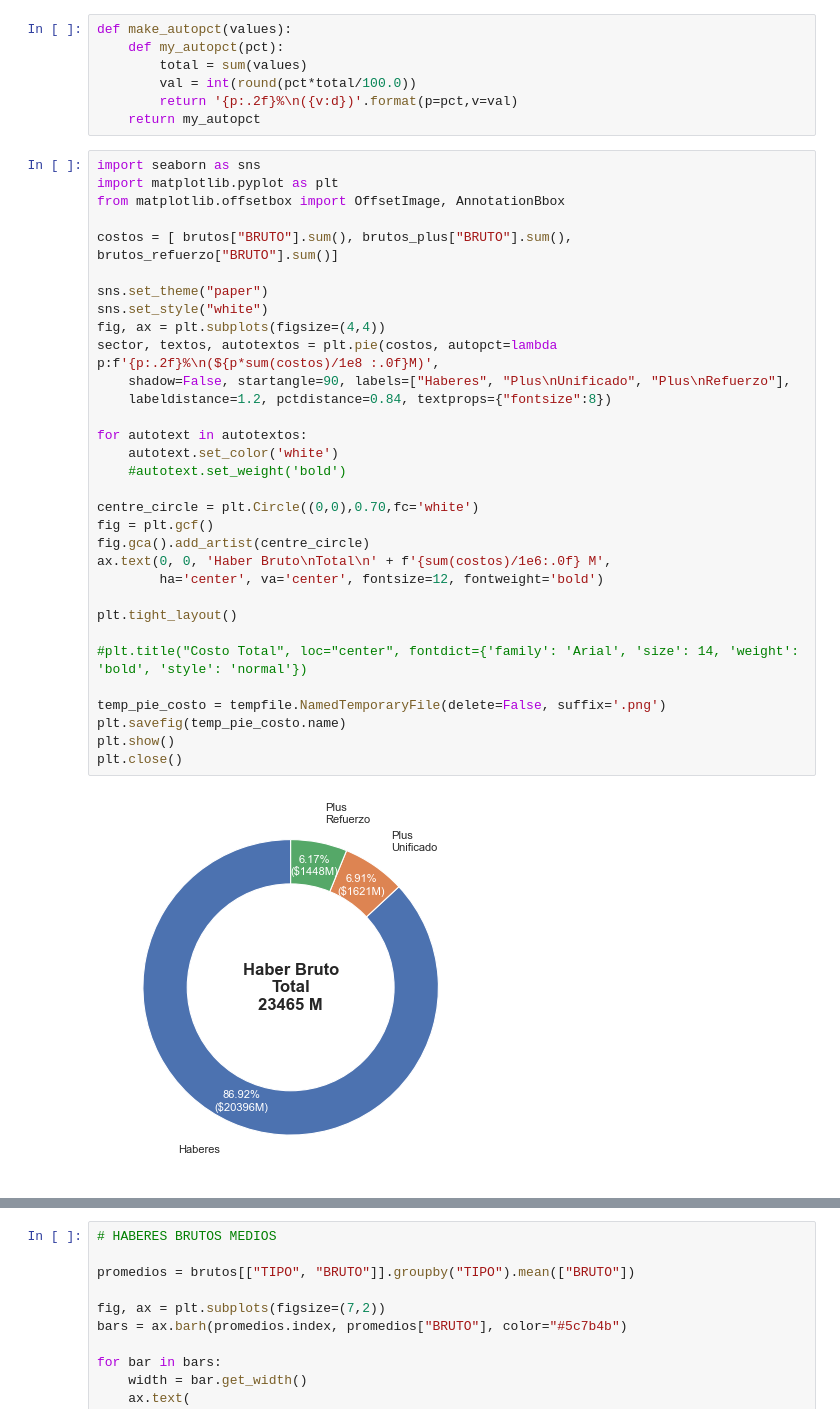
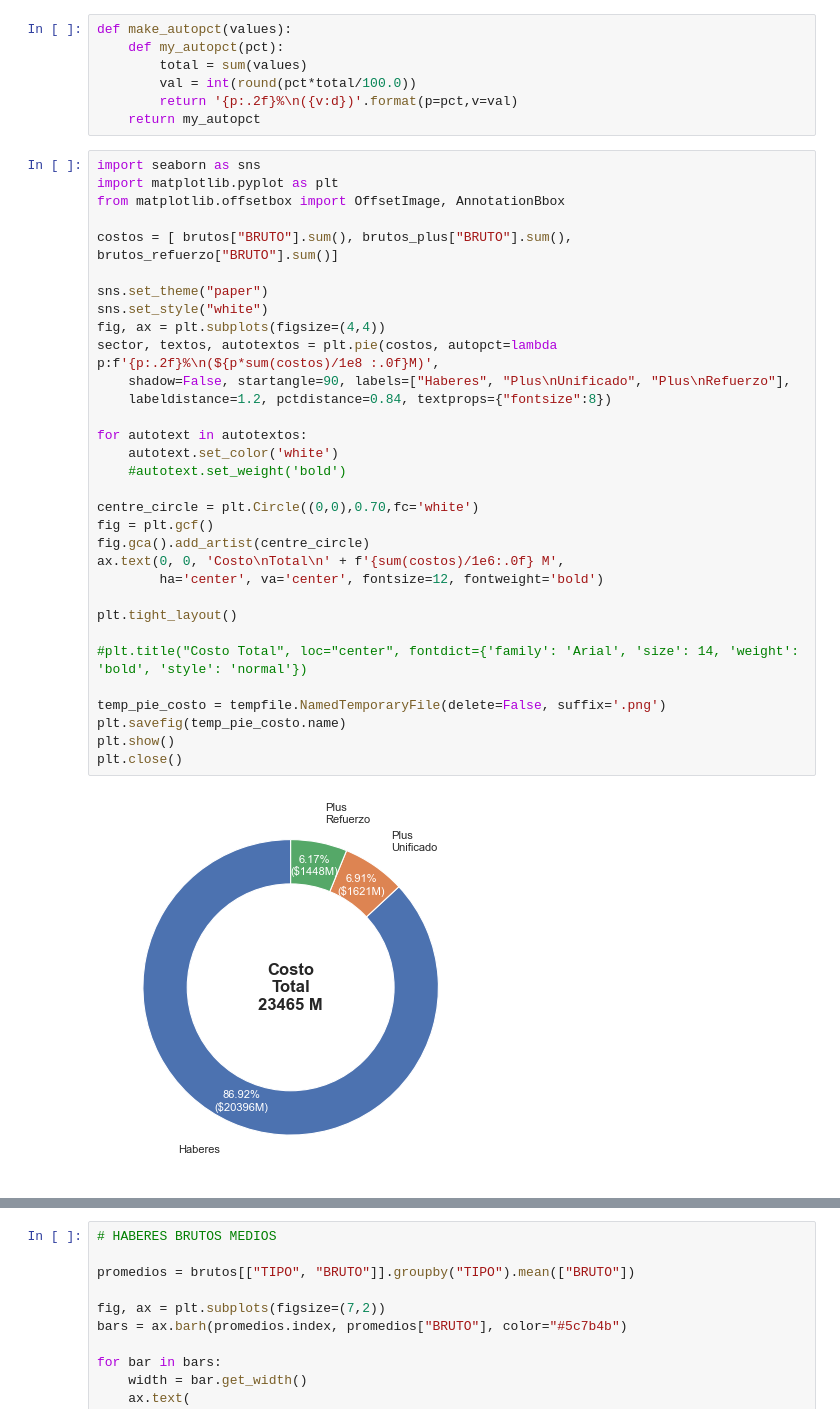
Before and after one commit to chrisgalvez/ReportesLiquidaciones, a Jupyter notebook: estadisticas-liquidaciones.ipynb, the cells around one changed output, grey strips where cells are left out. Drawn from its saved outputs; the diff is of its cells as text.

```diff
--- a/estadisticas-liquidaciones.ipynb
+++ b/estadisticas-liquidaciones.ipynb
@@ -105,35 +105,35 @@ import seaborn as sns
 import matplotlib.pyplot as plt
 from matplotlib.offsetbox import OffsetImage, AnnotationBbox
 
 costos = [ brutos["BRUTO"].sum(), brutos_plus["BRUTO"].sum(), brutos_refuerzo["BRUTO"].sum()]
 
 sns.set_theme("paper")
 sns.set_style("white")
 fig, ax = plt.subplots(figsize=(4,4))
 sector, textos, autotextos = plt.pie(costos, autopct=lambda p:f'{p:.2f}%\n(${p*sum(costos)/1e8 :.0f}M)',
     shadow=False, startangle=90, labels=["Haberes", "Plus\nUnificado", "Plus\nRefuerzo"],
     labeldistance=1.2, pctdistance=0.84, textprops={"fontsize":8})
 
 for autotext in autotextos:
     autotext.set_color('white')
     #autotext.set_weight('bold')
 
 centre_circle = plt.Circle((0,0),0.70,fc='white')
 fig = plt.gcf()
 fig.gca().add_artist(centre_circle)
-ax.text(0, 0, 'Haber Bruto\nTotal\n' + f'{sum(costos)/1e6:.0f} M',
+ax.text(0, 0, 'Costo\nTotal\n' + f'{sum(costos)/1e6:.0f} M',
         ha='center', va='center', fontsize=12, fontweight='bold')
 
 plt.tight_layout()
 
 #plt.title("Costo Total", loc="center", fontdict={'family': 'Arial', 'size': 14, 'weight': 'bold', 'style': 'normal'})
 
 temp_pie_costo = tempfile.NamedTemporaryFile(delete=False, suffix='.png')
 plt.savefig(temp_pie_costo.name)
 plt.show()
 plt.close()
 # %% [output]
-[figure, old version]
+[figure, new version]
 # %%
 import matplotlib.pyplot as plt
 from matplotlib import cm
```
Also changed, not shown: parts of 3 cells of this notebook.
